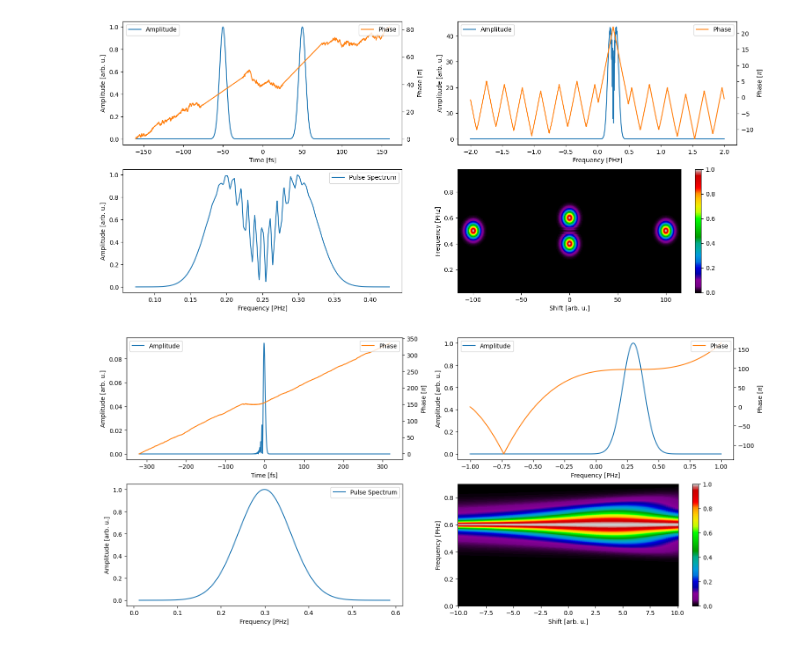
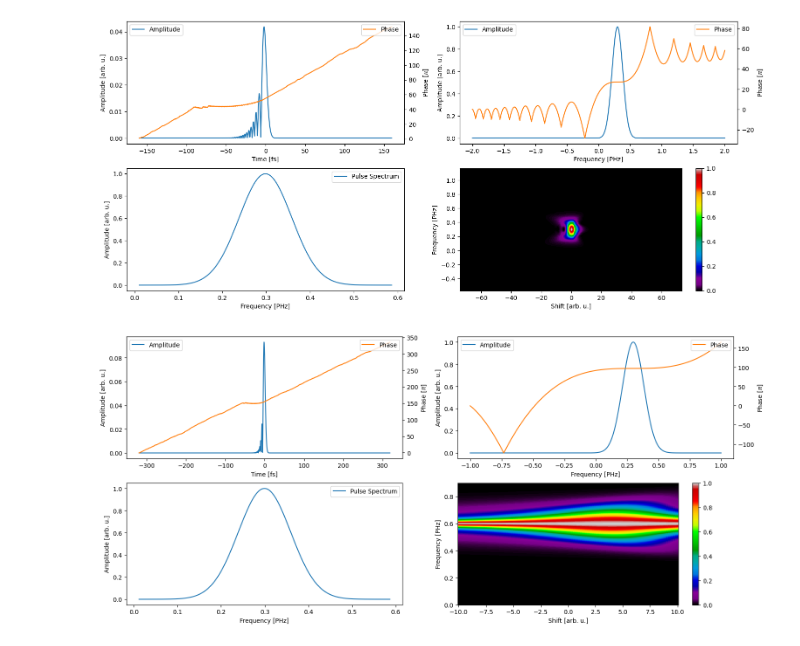
Before and after one commit to matillda123/Pulse-Retrieval-with-JAX, a Jupyter notebook: _usage_example.ipynb, the cells around one changed output. Cells and saved outputs as stored; diff of their text form; code cells hidden in the pictures.

```diff
--- a/_usage_example.ipynb
+++ b/_usage_example.ipynb
@@ -12,13 +12,14 @@ from make_pulse import GaussianAmplitude, PolynomialPhase, MultiPulse
 pulse_maker = MakePulse(N=128*10, Delta_f=2)
 
 central_f = np.array([0.3])
-phase = PolynomialPhase(central_frequency = central_f, coefficients = np.array([0.5, 0, 0]))
-amp = GaussianAmplitude(central_frequency = central_f, amplitude = np.array([1.0]), fwhm = np.array([0.1]))
+phase = PolynomialPhase(central_frequency = central_f, coefficients = np.array([0.5, 0, 0, 200]))
+amp = GaussianAmplitude(central_frequency = central_f, amplitude = np.array([1.0]), fwhm = np.array([0.2]))
+pulse = (amp, phase)
 
-central_f = np.array([0.2, 0.3])
-phase1 = PolynomialPhase(central_frequency = central_f[0], coefficients = np.array([0.5, 0, -100]))
-phase2 = PolynomialPhase(central_frequency = central_f[1], coefficients = np.array([0.5, 0, 100]))
-pulse = MultiPulse(delay=np.array([100]), duration=np.array([10,10]), central_frequency=central_f, amplitude=np.array([1,1]), phase=[phase, phase])
+# central_f = np.array([0.3, 0.3])
+# phase1 = PolynomialPhase(central_frequency = central_f[0], coefficients = np.array([0.5, 0, -100]))
+# phase2 = PolynomialPhase(central_frequency = central_f[1], coefficients = np.array([0.5, 0, 100]))
+# pulse = MultiPulse(delay=np.array([100]), duration=np.array([10,10]), central_frequency=central_f, amplitude=np.array([1,1]), phase=[phase, phase])
 time_inp, pulse_t_inp, frequency_inp, pulse_f_inp = pulse_maker.generate_pulse(pulse)
 
 
@@ -31,13 +32,13 @@ WARNING:2025-10-02 10:42:06,315:jax._src.xla_bridge:864: An NVIDIA GPU may be pr
 # %%
-time, frequency, trace, spectra=pulse_maker.generate_frog(time_inp, frequency_inp, pulse_t_inp, pulse_f_inp, nonlinear_method="shg",
-                                                          scale_time_range=1, N=128*4, cross_correlation=False,
+time, frequency, trace, spectra=pulse_maker.generate_frog(time_inp, frequency_inp, pulse_t_inp, pulse_f_inp, nonlinear_method="pg",
+                                                          scale_time_range=4, N=128*2, cross_correlation=False,
                                                           gate=(frequency_gate, pulse_f_gate),
-                                                          interpolate_fft_conform=False,
-                                                          cut_off_val=1e-3, ifrog=False)#, frequency_range=(0,1))
+                                                          interpolate_fft_conform=True,
+                                                          cut_off_val=1e-3, ifrog=False)
 
 #trace = apply_noise(trace, scale_val=(0.05, 0.05), additive_noise=True, multiplicative_noise=True)
 # %% [output]
-[figure, old version]
+[figure, new version]
 # %%
 #from phase_matrix_funcs import parameters_material_scan as parameters, calculate_phase_matrix_miips as phase_matrix_func
 
```
Also changed, not shown: parts of 7 cells of this notebook, 5 other files.
